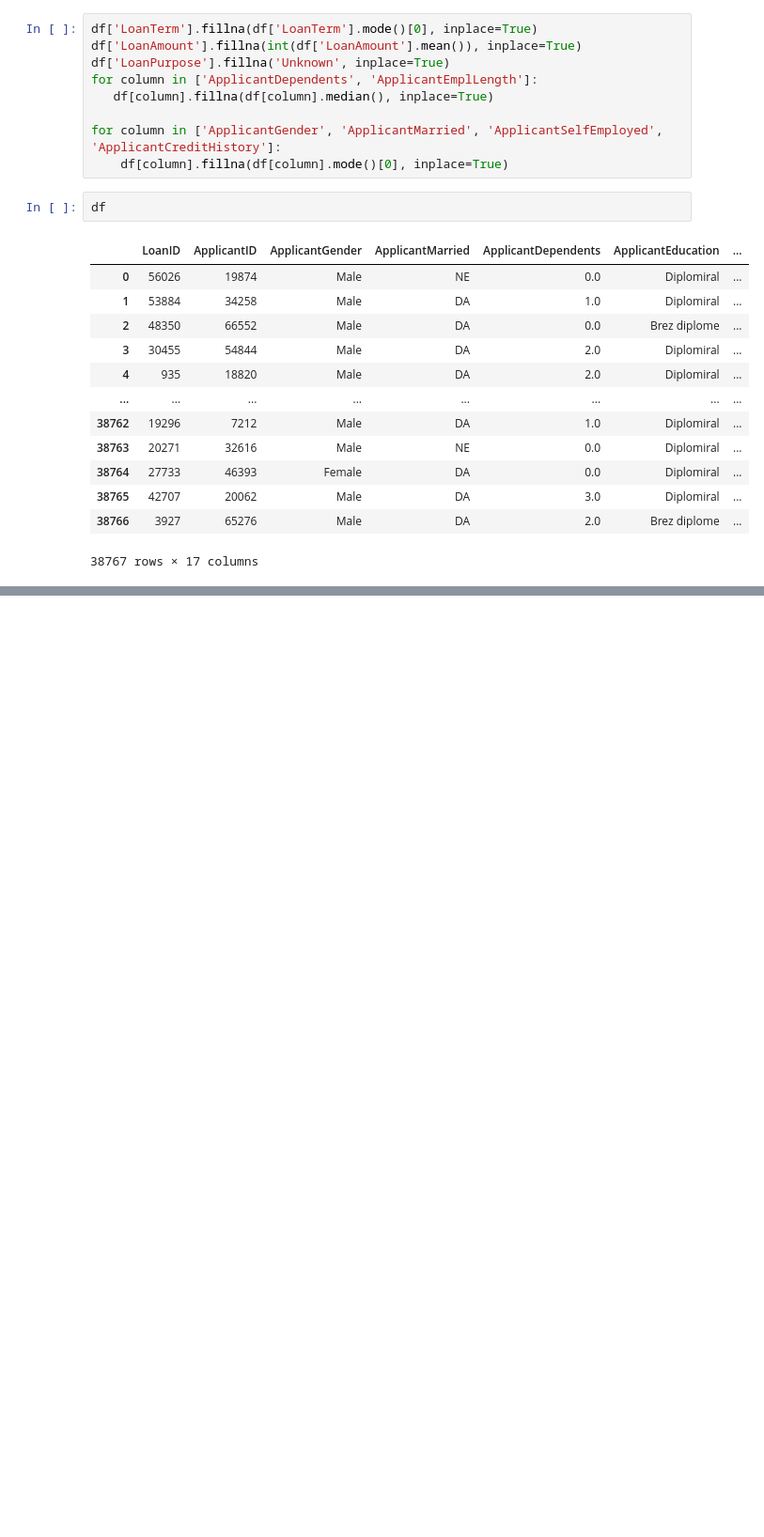
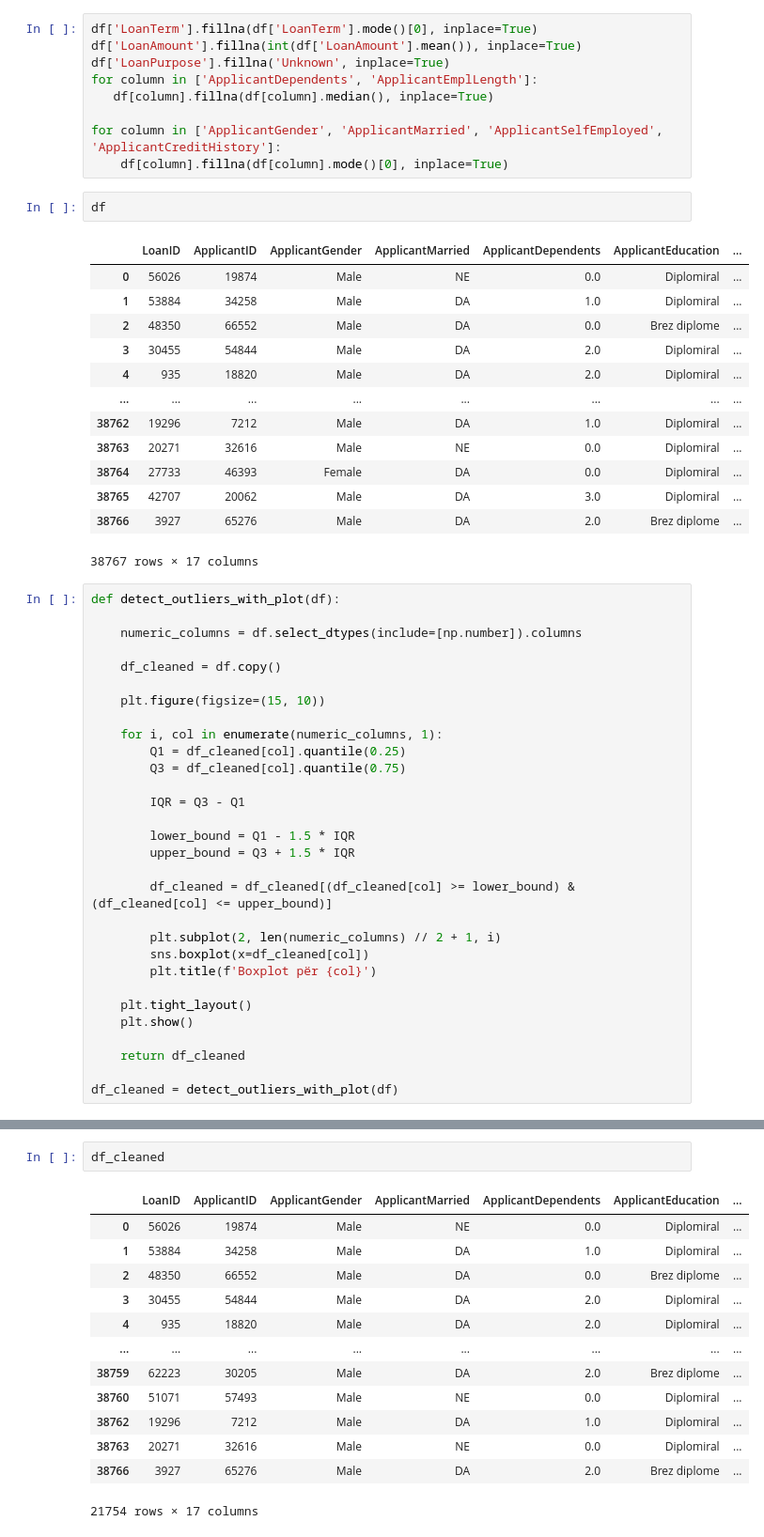
Before and after one commit to kaltrinabaliu/PergatitjaDheVizualizimiiTeDhenave, a Jupyter notebook: BankingDatasetForLoan.ipynb, the cells around one changed output, grey strips where cells are left out. Shown at 94% size. Cells and saved outputs as stored; diff of their text form; blank space fills up the shorter version.

Commit message:
cleaned outliners

```diff
--- a/BankingDatasetForLoan.ipynb
+++ b/BankingDatasetForLoan.ipynb
@@ -160,3 +160,33 @@ df
 | 38765 | 42707 | 20062 | Male | DA | 3.0 | Diplomiral | ... |
 | 38766 | 3927 | 65276 | Male | DA | 2.0 | Brez diplome | ... |
 38767 rows × 17 columns
+# %%
+def detect_outliers_with_plot(df):
+
+    numeric_columns = df.select_dtypes(include=[np.number]).columns
+
+    df_cleaned = df.copy()
+
+    plt.figure(figsize=(15, 10))
+
+    for i, col in enumerate(numeric_columns, 1):
+        Q1 = df_cleaned[col].quantile(0.25)
+        Q3 = df_cleaned[col].quantile(0.75)
+
+        IQR = Q3 - Q1
+
+        lower_bound = Q1 - 1.5 * IQR
+        upper_bound = Q3 + 1.5 * IQR
+
+        df_cleaned = df_cleaned[(df_cleaned[col] >= lower_bound) & (df_cleaned[col] <= upper_bound)]
+
+        plt.subplot(2, len(numeric_columns) // 2 + 1, i)
+        sns.boxplot(x=df_cleaned[col])
+        plt.title(f'Boxplot për {col}')
+
+    plt.tight_layout()
+    plt.show()
+
+    return df_cleaned
+
+df_cleaned = detect_outliers_with_plot(df)
@@ -162,0 +217,16 @@ df
+# %%
+df_cleaned
+# %% [output]
+|  | LoanID | ApplicantID | ApplicantGender | ApplicantMarried | ApplicantDependents | ApplicantEducation | ... |
+| 0 | 56026 | 19874 | Male | NE | 0.0 | Diplomiral | ... |
+| 1 | 53884 | 34258 | Male | DA | 1.0 | Diplomiral | ... |
+| 2 | 48350 | 66552 | Male | DA | 0.0 | Brez diplome | ... |
+| 3 | 30455 | 54844 | Male | DA | 2.0 | Diplomiral | ... |
+| 4 | 935 | 18820 | Male | DA | 2.0 | Diplomiral | ... |
+| ... | ... | ... | ... | ... | ... | ... | ... |
+| 38759 | 62223 | 30205 | Male | DA | 2.0 | Brez diplome | ... |
+| 38760 | 51071 | 57493 | Male | NE | 0.0 | Diplomiral | ... |
+| 38762 | 19296 | 7212 | Male | DA | 1.0 | Diplomiral | ... |
+| 38763 | 20271 | 32616 | Male | NE | 0.0 | Diplomiral | ... |
+| 38766 | 3927 | 65276 | Male | DA | 2.0 | Brez diplome | ... |
+21754 rows × 17 columns
```
Also changed, not shown: parts of 3 cells of this notebook.
